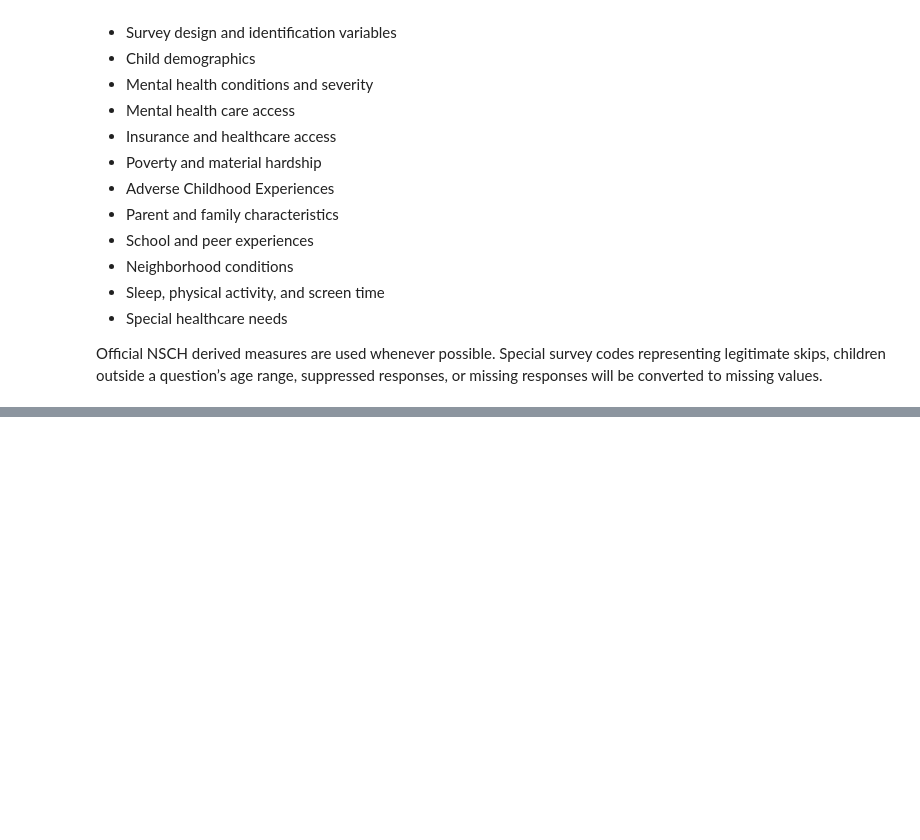
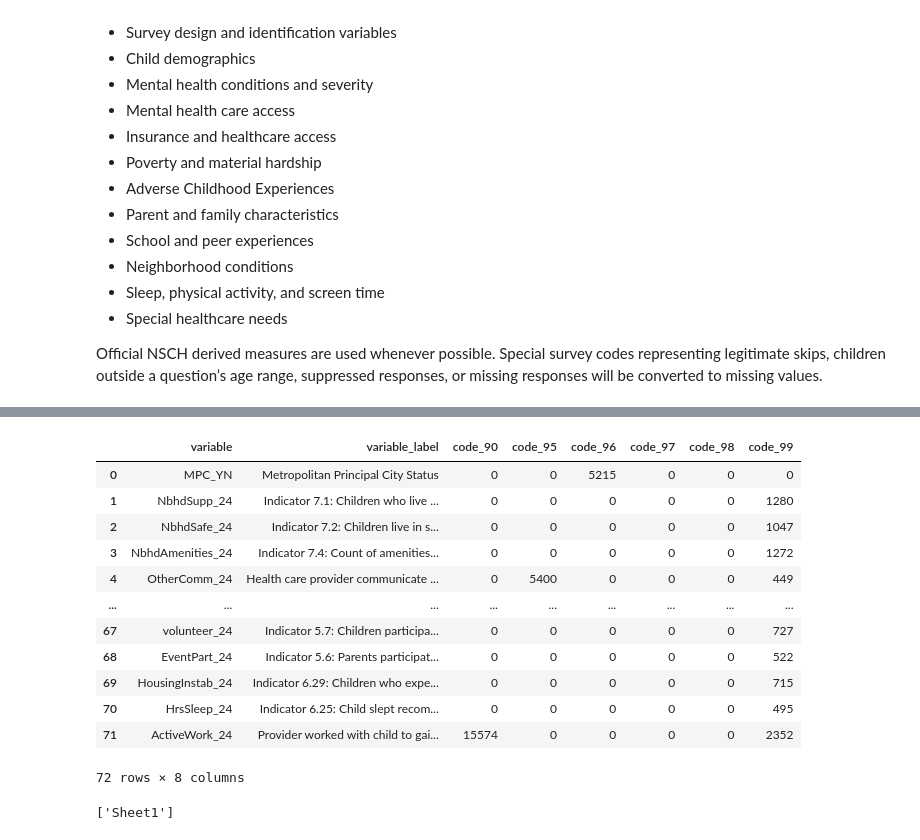
Before and after one commit to asarathy94/pediatric-mental-health-analysis, a Jupyter notebook: notebooks/01_data_exploration.ipynb, the cells around one changed output, grey strips where cells are left out. Saved outputs shown, nothing was run; the diff lists cells and outputs as text; code cells hidden in the pictures; blank space fills up the shorter version.

```diff
--- a/notebooks/01_data_exploration.ipynb
+++ b/notebooks/01_data_exploration.ipynb
@@ -1080,0 +1258,5 @@ selected_vars = [
+# %%
+labels_df = pd.read_csv("../docs/NSCH_2024_Survey_Labels_ID.csv")
+
+print(labels_df.shape)
+display(labels_df.head())
@@ -1080,0 +1271,67 @@ selected_vars = [
+# %%
+# Rebuild and label the special-code audit in one cell
+
+special_code_columns = [
+    "code_90",
+    "code_95",
+    "code_96",
+    "code_97",
+    "code_98",
+    "code_99",
+]
+
+special_code_audit = code_audit_df.loc[
+    code_audit_df[special_code_columns].sum(axis=1) > 0
+].copy()
+
+labels_lookup = labels_df.rename(
+    columns={
+        "Name": "variable",
+        "Label": "variable_label",
+    }
+)
+
+special_code_audit_labeled = special_code_audit.merge(
+    labels_lookup,
+    on="variable",
+    how="left",
+)
+
+display(
+    special_code_audit_labeled[
+        [
+            "variable",
+            "variable_label",
+            "code_90",
+            "code_95",
+            "code_96",
+            "code_97",
+            "code_98",
+            "code_99",
+        ]
+    ]
+)
+# %% [output]
+|  | variable | variable_label | code_90 | code_95 | code_96 | code_97 | code_98 | code_99 |
+| 0 | MPC_YN | Metropolitan Principal City Status | 0 | 0 | 5215 | 0 | 0 | 0 |
+| 1 | NbhdSupp_24 | Indicator 7.1: Children who live ... | 0 | 0 | 0 | 0 | 0 | 1280 |
+| 2 | NbhdSafe_24 | Indicator 7.2: Children live in s... | 0 | 0 | 0 | 0 | 0 | 1047 |
+| 3 | NbhdAmenities_24 | Indicator 7.4: Count of amenities... | 0 | 0 | 0 | 0 | 0 | 1272 |
+| 4 | OtherComm_24 | Health care provider communicate ... | 0 | 5400 | 0 | 0 | 0 | 449 |
+| ... | ... | ... | ... | ... | ... | ... | ... | ... |
+| 67 | volunteer_24 | Indicator 5.7: Children participa... | 0 | 0 | 0 | 0 | 0 | 727 |
+| 68 | EventPart_24 | Indicator 5.6: Parents participat... | 0 | 0 | 0 | 0 | 0 | 522 |
+| 69 | HousingInstab_24 | Indicator 6.29: Children who expe... | 0 | 0 | 0 | 0 | 0 | 715 |
+| 70 | HrsSleep_24 | Indicator 6.25: Child slept recom... | 0 | 0 | 0 | 0 | 0 | 495 |
+| 71 | ActiveWork_24 | Provider worked with child to gai... | 15574 | 0 | 0 | 0 | 0 | 2352 |
+72 rows × 8 columns
+# %%
+# Inspect workbook sheets to see whether value labels are included
+
+xlsx_path = "../data/raw/NSCH_2024_Survey_Labels_ID.xlsx"
+
+excel_file = pd.ExcelFile(xlsx_path)
+
+print(excel_file.sheet_names)
+# %% [output]
+['Sheet1']
```
Also changed, not shown: parts of 40 cells of this notebook, 5 other files.
